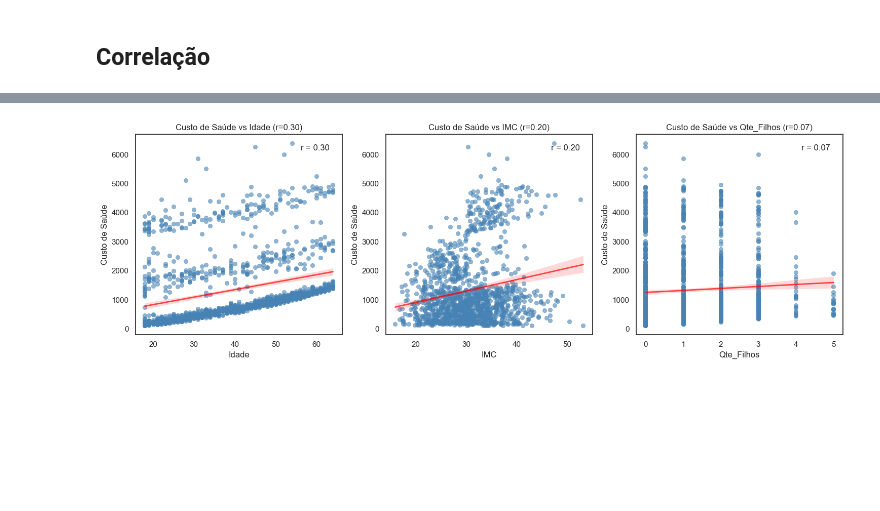
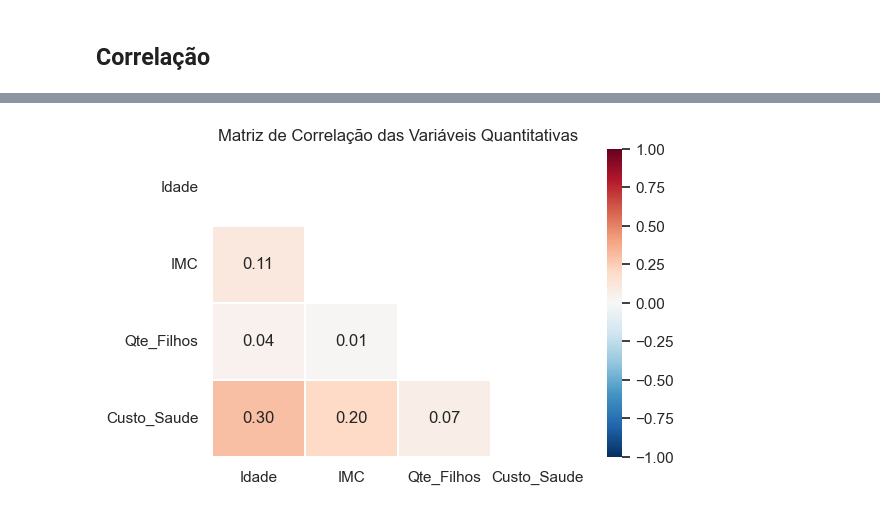
Before and after one commit to pauloivicentin/projeto_healthy_analytics, a Jupyter notebook: notebooks/analises_do_projeto.ipynb, the cells around one changed output, grey strips where cells are left out. Drawn from its saved outputs; the diff is of its cells as text; code cells hidden in the pictures; blank space fills up the shorter version.

Commit message:
atualizando notebook

```diff
--- a/notebooks/analises_do_projeto.ipynb
+++ b/notebooks/analises_do_projeto.ipynb
@@ -550,42 +515,24 @@ variaveis_quantitativas
-# %%
-# Gráficos de dispersão com linha de tendência para variáveis quantitativas vs Custo_Saude
-
-variaveis_quantitativas = ['Idade', 'IMC', 'Qte_Filhos'] # Lista de variáveis quantitativas para análise
-
-plt.figure(figsize=(5 * len(variaveis_quantitativas), 5)) # Tamanho da figura baseado no número de variáveis
-
-for i, col in enumerate(variaveis_quantitativas, 1): # Iniciando o loop com índice começando em 1
-    plt.subplot(1, len(variaveis_quantitativas), i) # Configurando o subplot - 1 número de linhas, len(variaveis_quantitativas) número de colunas, i índice atual
-    sns.scatterplot( #grafico de dispersão
-        data=df, #dados do dataframe
-        x=col, # variável no eixo x
-        y='Custo_Saude', # variável no eixo y
-        alpha=0.6, # transparência dos pontos
-        color='steelblue', # cor dos pontos
-        edgecolor=None # sem borda nos pontos
-    )
-    sns.regplot(  # linha de tendência
-        data=df, # dados do dataframe
-        x=col, # variável no eixo x
-        y='Custo_Saude', # variável no eixo y
-        scatter=False, # não desenha os pontos novamente
-        color='red', # cor da linha de tendência
-        line_kws={'lw': 2, 'alpha': 0.7} # largura e transparência da linha
-    )
-    r = df[col].corr(df['Custo_Saude']) # calculando o coeficiente de correlação
-
-    plt.text( # adicionando o texto no gráfico
-        0.80,.95, # posição do texto (5% da largura, 95% da altura)
-        f'r = {r:.2f}', # duas casas decimais
-        transform=plt.gca().transAxes, # coordenadas relativas ao eixo
-        ha = 'left', va='top', # alinhamento do texto
-
-    )
-    plt.title(f'Custo de Saúde vs {col} (r={r:.2f})', fontsize=12) # título do gráfico
-    plt.xlabel(col) # label do eixo x
-    plt.ylabel('Custo de Saúde') # label do eixo y
-
-plt.tight_layout() # ajustando o layout para evitar sobreposição
-plt.show() # exibindo os gráficos
-# %% [output]
-[figure, removed]
+# %%
+correlacao = variaveis_quantitativas.corr(numeric_only = True) # Calculando a matriz de correlação
+
+mask = np.triu(np.ones_like(correlacao, dtype=bool)) # Máscara para ocultar a parte superior da matriz
+
+# Plotando o heatmap
+plt.figure(figsize=(6,4))
+sns.heatmap(
+    correlacao,
+    mask = mask,         # Oculta a parte superior da matriz
+    annot=True,          # Mostra os valores dentro das células
+    cmap = 'RdBu_r',     # Paleta de cores (vermelho = positivo, azul = negativo)
+    fmt=".2f",           # Duas casas decimais
+    vmin = -1,          # Valor mínimo do mapa de cores
+    vmax = 1,           # Valor máximo do mapa de cores
+    center =0,        # Centraliza o mapa de cores em zero
+    linewidths=0.05,      # Linhas entre as células
+    cbar_kws={"shrink": 1} # Ajusta o tamanho da barra lateral
+)
+
+plt.title('Matriz de Correlação das Variáveis Quantitativas', fontsize=12)
+plt.show()
+# %% [output]
+[figure, added]
```
Also changed, not shown: parts of 9 cells of this notebook, 1 other file.
